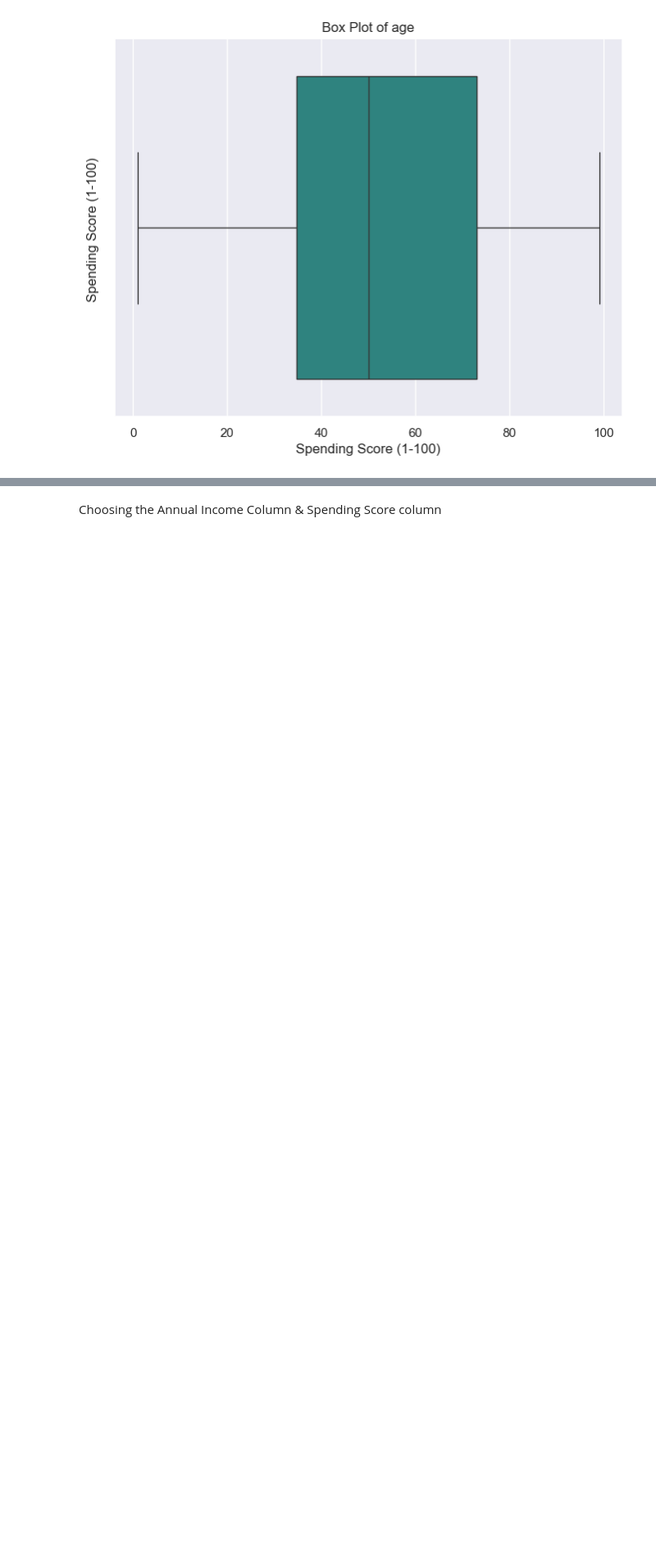
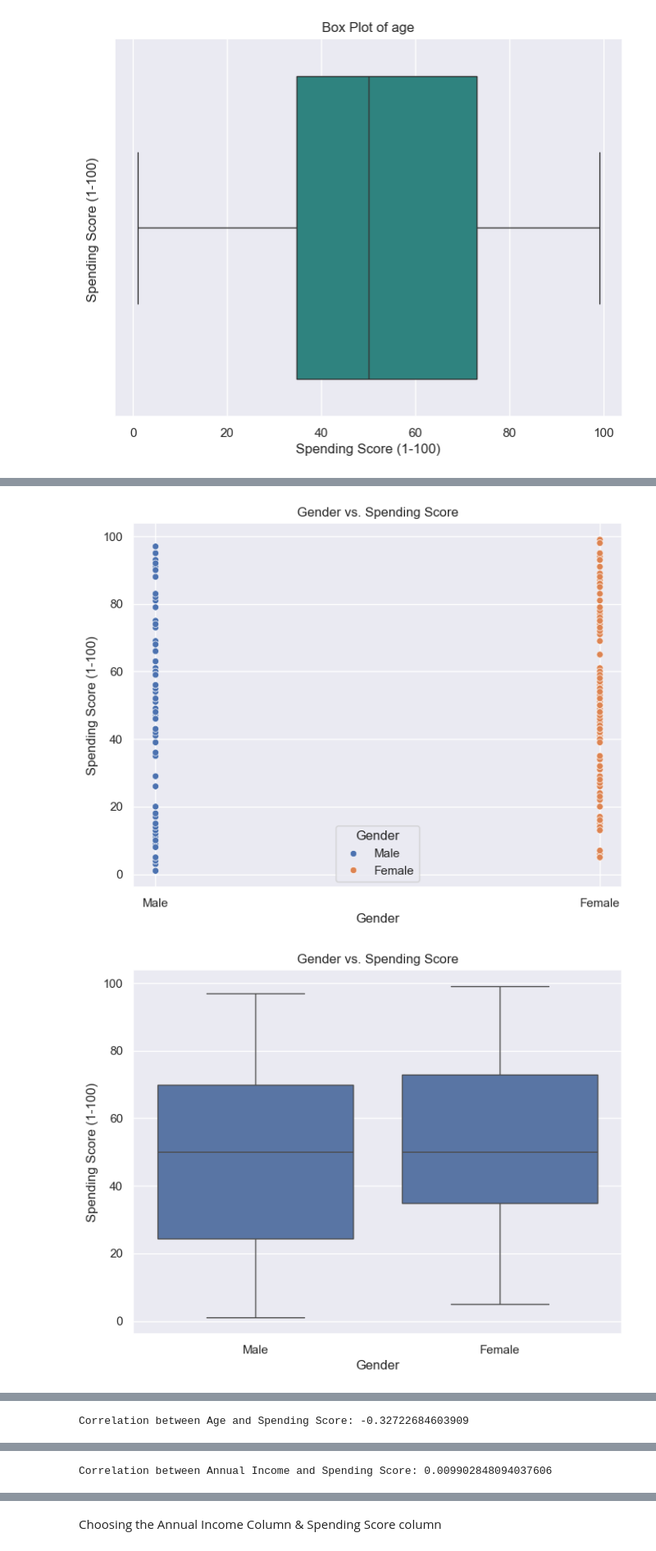
Before and after one commit to Samidirbsa/Customer-Segmentation-using-K-Means-Clustering, a Jupyter notebook: Notebook.ipynb, the cells around one changed output, grey strips where cells are left out. Shown at 82% size. Cells and saved outputs as stored; diff of their text form; code cells hidden in the pictures; blank space fills up the shorter version.

```diff
--- a/Notebook.ipynb
+++ b/Notebook.ipynb
@@ -209,0 +220,43 @@ Passing `palette` without assigning `hue` is deprecated and will be removed in v
+# %%
+# Scatter plot: Gender vs. Spending Score
+plt.figure(figsize=(8, 6))
+sns.scatterplot(data=df_mall_customers, x='Gender', y='Spending Score (1-100)', hue='Gender')
+plt.title('Gender vs. Spending Score')
+plt.xlabel('Gender')
+plt.ylabel('Spending Score (1-100)')
+plt.show()
+
+# Box plot: Gender vs. Spending Score
+plt.figure(figsize=(8, 6))
+sns.boxplot(data=df_mall_customers, x='Gender', y='Spending Score (1-100)')
+plt.title('Gender vs. Spending Score')
+plt.xlabel('Gender')
+plt.ylabel('Spending Score (1-100)')
+plt.show()
+
+# Scatter plot: Age vs. Spending Score
+plt.figure(figsize=(8, 6))
+sns.scatterplot(data=df_mall_customers, x='Age', y='Spending Score (1-100)')
+plt.title('Age vs. Spending Score')
+plt.xlabel('Age')
+plt.ylabel('Spending Score (1-100)')
+plt.show()
+
+# Correlation analysis: Age vs. Spending Score
+correlation_age_spending = df_mall_customers['Age'].corr(df_mall_customers['Spending Score (1-100)'])
+print("Correlation between Age and Spending Score:", correlation_age_spending)
+
+# Scatter plot: Annual Income vs. Spending Score
+plt.figure(figsize=(8, 6))
+sns.scatterplot(data=df_mall_customers, x='Annual Income (k$)', y='Spending Score (1-100)')
+plt.title('Annual Income vs. Spending Score')
+plt.xlabel('Annual Income (k$)')
+plt.ylabel('Spending Score (1-100)')
+plt.show()
+
+# Correlation analysis: Annual Income vs. Spending Score
+correlation_income_spending = df_mall_customers['Annual Income (k$)'].corr(df_mall_customers['Spending Score (1-100)'])
+print("Correlation between Annual Income and Spending Score:", correlation_income_spending)
+# %% [output]
+[figure, added]
+[figure, added]
@@ -209,0 +264 @@ Passing `palette` without assigning `hue` is deprecated and will be removed in v
+Correlation between Age and Spending Score: -0.32722684603909
@@ -209,0 +266 @@ Passing `palette` without assigning `hue` is deprecated and will be removed in v
+Correlation between Annual Income and Spending Score: 0.009902848094037606
```
Also changed, not shown: parts of 9 cells of this notebook.
